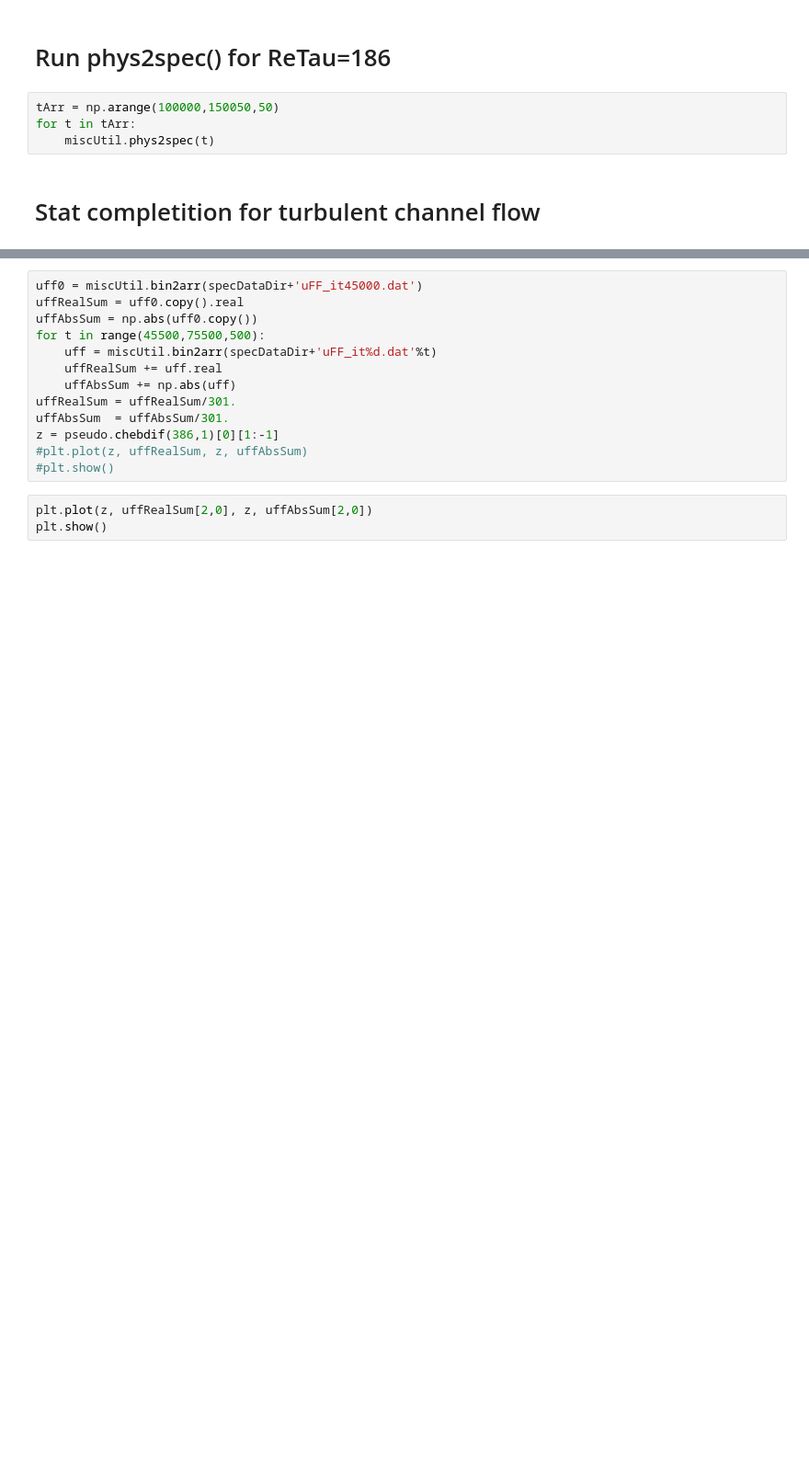
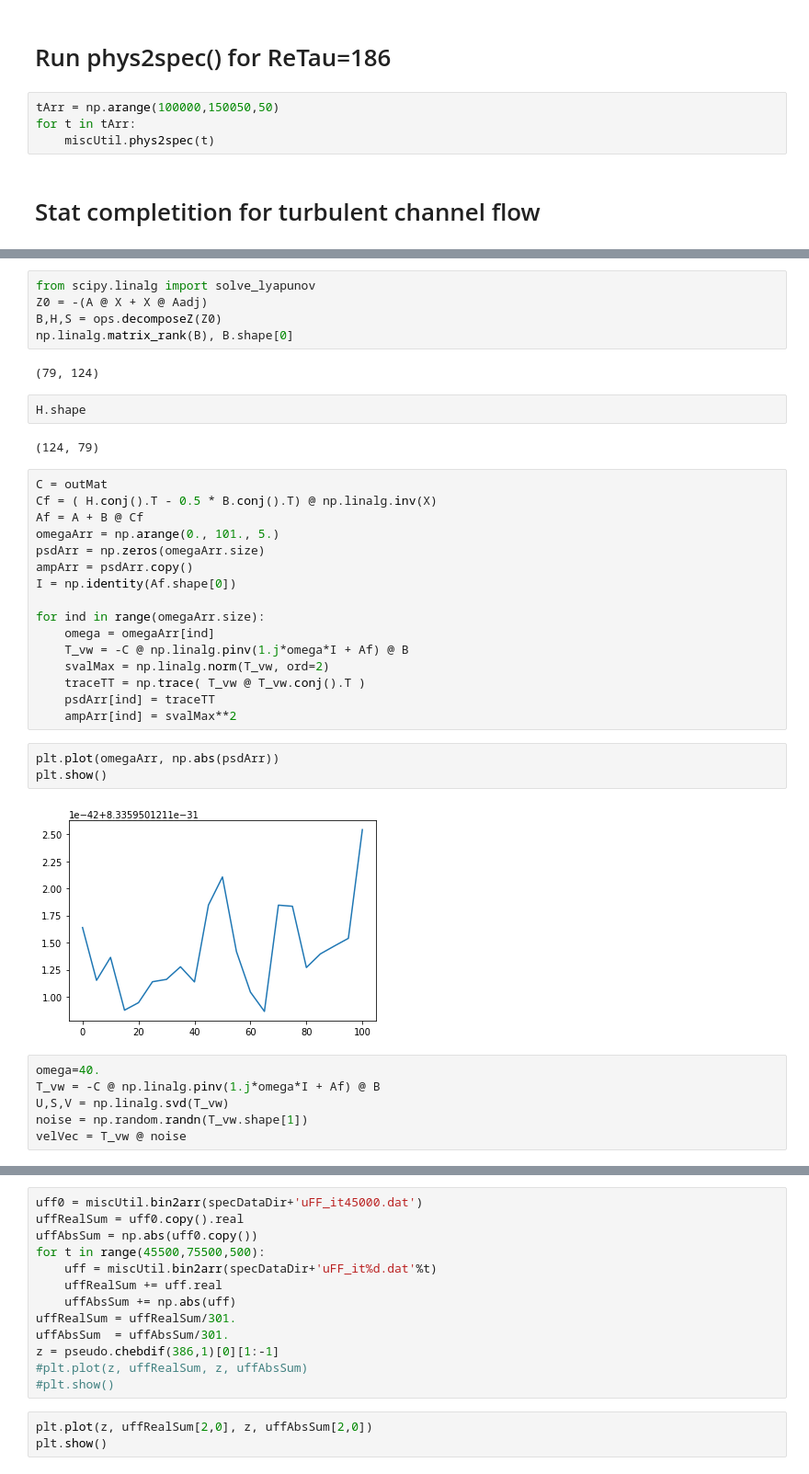
Before and after one commit to saba-vadarevu/Linear-Coherent-Structures-in-Channel-flows, a Jupyter notebook: library/statisticCompletion.ipynb, the cells around one changed output, grey strips where cells are left out. Shown at 92% size. Drawn from its saved outputs; the diff is of its cells as text; blank space fills up the shorter version.

```diff
--- a/library/statisticCompletion.ipynb
+++ b/library/statisticCompletion.ipynb
@@ -134,0 +231,38 @@ plt.show()
+# %%
+from scipy.linalg import solve_lyapunov
+Z0 = -(A @ X + X @ Aadj)
+B,H,S = ops.decomposeZ(Z0)
+np.linalg.matrix_rank(B), B.shape[0]
+# %% [output]
+(79, 124)
+# %%
+H.shape
+# %% [output]
+(124, 79)
+# %%
+C = outMat
+Cf = ( H.conj().T - 0.5 * B.conj().T) @ np.linalg.inv(X)
+Af = A + B @ Cf
+omegaArr = np.arange(0., 101., 5.)
+psdArr = np.zeros(omegaArr.size)
+ampArr = psdArr.copy()
+I = np.identity(Af.shape[0])
+
+for ind in range(omegaArr.size):
+    omega = omegaArr[ind]
+    T_vw = -C @ np.linalg.pinv(1.j*omega*I + Af) @ B
+    svalMax = np.linalg.norm(T_vw, ord=2)
+    traceTT = np.trace( T_vw @ T_vw.conj().T )
+    psdArr[ind] = traceTT
+    ampArr[ind] = svalMax**2
+# %%
+plt.plot(omegaArr, np.abs(psdArr))
+plt.show()
+# %% [output]
+[figure, added]
+# %%
+omega=40.
+T_vw = -C @ np.linalg.pinv(1.j*omega*I + Af) @ B
+U,S,V = np.linalg.svd(T_vw)
+noise = np.random.randn(T_vw.shape[1])
+velVec = T_vw @ noise
```
Also changed, not shown: parts of 32 cells of this notebook, 4 other files.
